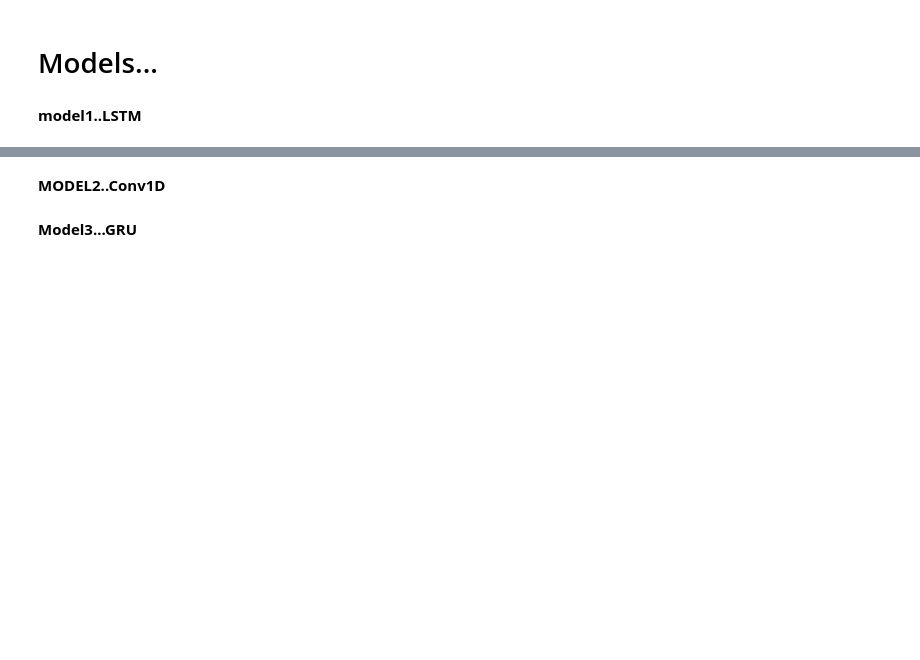
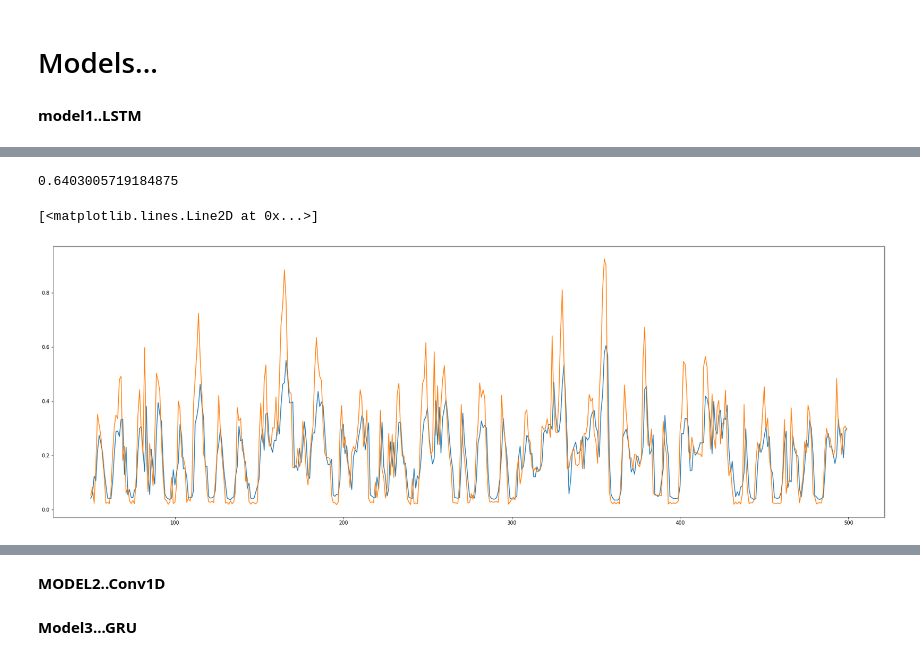
Before and after one commit to chandank21/Electrical-Household-Load-Forecasting, a Jupyter notebook: Load_Forecasting_using_RNN.ipynb, the cells around one changed output, grey strips where cells are left out. Drawn from its saved outputs; the diff is of its cells as text; code cells hidden in the pictures; blank space fills up the shorter version.

```diff
--- a/Load_Forecasting_using_RNN.ipynb
+++ b/Load_Forecasting_using_RNN.ipynb
@@ -19,9 +19,10 @@ def load_data(file_dir):
     return data
 def clean_data(data):
   data.replace('?',np.NaN,inplace=True)
-  data.fillna(method='bfill')
+  data = data.fillna(method='bfill')
   data = data.astype('float32')
   return data
+
 def scaling_data(data):
   scaler = MinMaxScaler(feature_range=(0, 1))
   scaled = scaler.fit_transform(data)
@@ -32,21 +33,21 @@ def series_to_supervised(df_as_np,n_lags,n_out=1):
   for i in range(len(df_as_np)-n_lags):
     row = [ a for a in df_as_np[i:i+n_lags]]
     X.append(row)
-    label = df_as_np[i+n_lags:i+n_lags+n_out][0]
+    label = df_as_np[i+n_lags:i+n_lags+n_out,0]
     y.append(label)
   return np.array(X), np.array(y)
 # %%
 dataset = load_data(r'/content/drive/MyDrive/datasets/household_power_consumption.txt')
 # %%
 cols=['Global_active_power', 'Global_reactive_power', 'Global_intensity']
-dataset= dataset[cols]
+dataset = dataset[cols]
 dataset = clean_data(dataset)
 dataset = dataset.resample('H').mean()
-dataset = scaling_data(dataset)
+data_as_np = scaling_data(dataset)
 n_lags=12
 n_out=1
-input,target = series_to_supervised(dataset.values,n_lags,n_out)
-
+input,target = series_to_supervised(data_as_np,n_lags,n_out)
+input , target = input[500:],target[500:]
 train_input = input[:23000]
 test_input = input[26000:]
 validation_input = input[23000:26000]
@@ -133,4 +227,12 @@ train_results = pd.DataFrame(data={'train_predicted':train_predicted, 'train_tar
+# %%
+np.mean(abs(test_results.test_predictions-test_results.test_target)/test_results.test_target)
+# %% [output]
+0.6403005719184875
 # %%
 import matplotlib.pyplot as plt
-plt.plot(train_results['train_predicted'][50:100])
-plt.plot(train_results['train_target'][50:100])
+plt.figure(figsize=(30,10))
+plt.plot(train_results['train_predicted'][50:500])
+plt.plot(train_results['train_target'][50:500])
+# %% [output]
+[<matplotlib.lines.Line2D at 0x...>]
+[figure, added]
```
Also changed, not shown: parts of 17 cells of this notebook.
